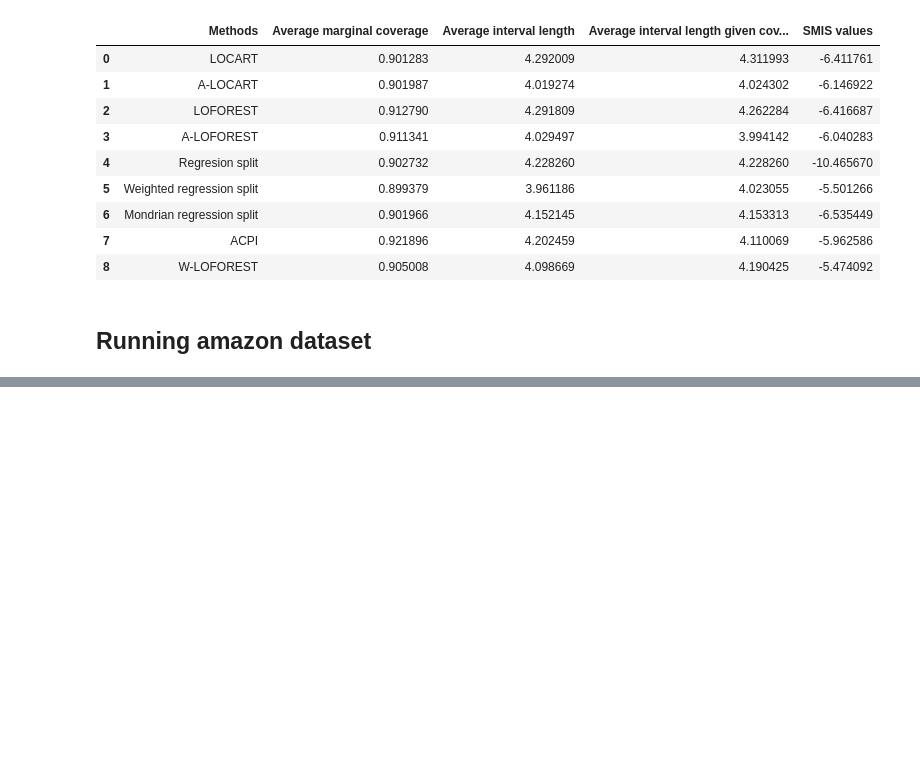
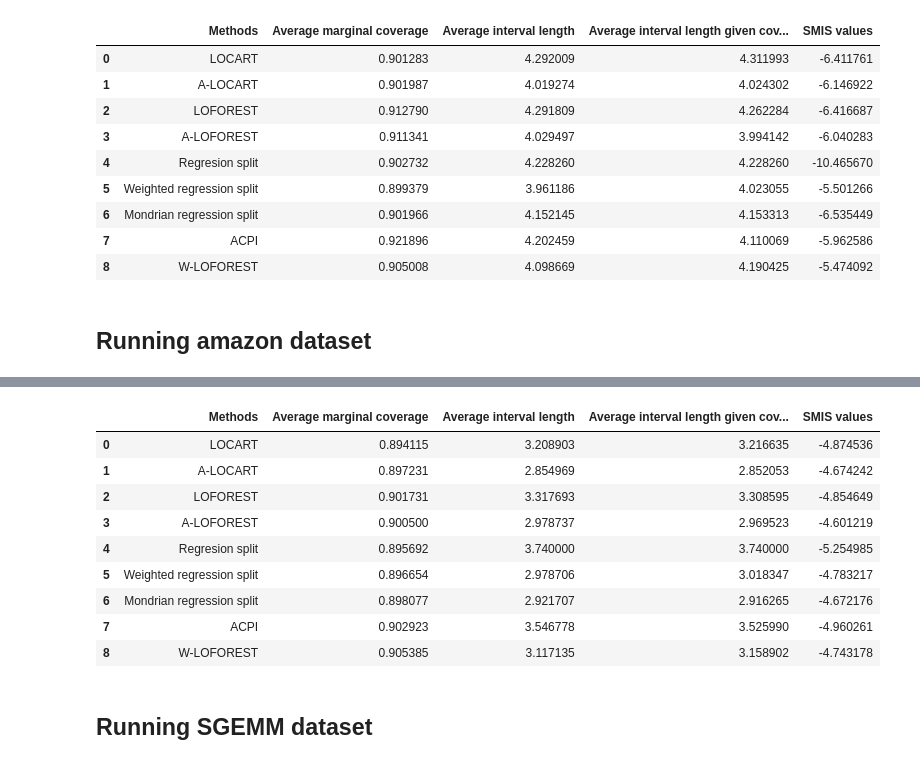
Before and after one commit to Monoxido45/clover, a Jupyter notebook: examples/additional_real_data_experiments.ipynb, the cells around one changed output, grey strips where cells are left out. Cells and saved outputs as stored; diff of their text form; code cells hidden in the pictures; blank space fills up the shorter version.

Commit message:
adding two new real large datasets to asses all methods performance

```diff
--- a/examples/additional_real_data_experiments.ipynb
+++ b/examples/additional_real_data_experiments.ipynb
@@ -23,6 +23,8 @@ from clover.utils import compute_interval_length, split, smis
 import gc
 
 original_path = os.getcwd()
+# one folder back
+folder_path = os.path.normpath(os.getcwd() + os.sep + os.pardir)
 
 # figure path
 images_dir = "figures"
@@ -69,6 +75,7 @@ def obtain_main_metrics_real(
     data = split(X, y, test_size, calib_size, calibrate = True, random_seed = random_seed)
 
     if data_name == "amazon":
+        print("Encoding text data")
         X_train = data["X_train"].flatten()
         X_test = data["X_test"].flatten()
         X_calib = data["X_calib"].flatten()
@@ -78,7 +85,7 @@ def obtain_main_metrics_real(
         X_test = tfidf.transform(X_test).toarray()
         X_calib = tfidf.transform(X_calib).toarray()
         features = tfidf.get_feature_names_out()
-        np.savetxt(f"data/processed/amazon_features_test", features, fmt="%s")
+        np.savetxt(folder_path + "/data/processed/amazon_features_test", features, fmt="%s")
 
         data["X_train"] = X_train
         data["X_test"] = X_test
@@ -86,8 +93,7 @@ def obtain_main_metrics_real(
 
     # setting seed
     np.random.seed(random_seed)
-
-
+    print("Fitting base model")
     model = base_model(**kwargs).fit(data["X_train"], data["y_train"])
 
     # fitting mondrian regression split
@@ -95,7 +101,7 @@ def obtain_main_metrics_real(
     start_mondrian_split = time.time()
     micp = MondrianRegressionSplit(model, is_fitted = is_fitted, alpha = sig, k = nbins, **kwargs)
     micp.fit(data["X_train"], data["y_train"])
-    micp.calibrate(data["X_calib"], data["y_calib"])
+    micp.calibrate(data["X_calib"], data["y_calib"], split = False)
 
     end_mondrian_split = time.time() - start_mondrian_split
     print("Time Elapsed to fit mondrian regression split: ", end_mondrian_split)
@@ -558,3 +564,5 @@ kernel_results
 | 8 | W-LOFOREST | 0.905008 | 4.098669 | 4.190425 | -5.474092 |
 # %% [markdown]
 ## Running amazon dataset
+# %%
+amazon_results = obtain_main_metrics_real(data_name = "amazon", random_seed = 0, random_state = 45, min_samples_leaf = 150, n_estimators = 100)
@@ -560,0 +590,15 @@ kernel_results
+# %%
+amazon_results
+# %% [output]
+|  | Methods | Average marginal coverage | Average interval length | Average interval length given cov... | SMIS values |
+| 0 | LOCART | 0.894115 | 3.208903 | 3.216635 | -4.874536 |
+| 1 | A-LOCART | 0.897231 | 2.854969 | 2.852053 | -4.674242 |
+| 2 | LOFOREST | 0.901731 | 3.317693 | 3.308595 | -4.854649 |
+| 3 | A-LOFOREST | 0.900500 | 2.978737 | 2.969523 | -4.601219 |
+| 4 | Regresion split | 0.895692 | 3.740000 | 3.740000 | -5.254985 |
+| 5 | Weighted regression split | 0.896654 | 2.978706 | 3.018347 | -4.783217 |
+| 6 | Mondrian regression split | 0.898077 | 2.921707 | 2.916265 | -4.672176 |
+| 7 | ACPI | 0.902923 | 3.546778 | 3.525990 | -4.960261 |
+| 8 | W-LOFOREST | 0.905385 | 3.117135 | 3.158902 | -4.743178 |
+# %% [markdown]
+## Running SGEMM dataset
```
Also changed, not shown: parts of 4 cells of this notebook, 2 other files.
